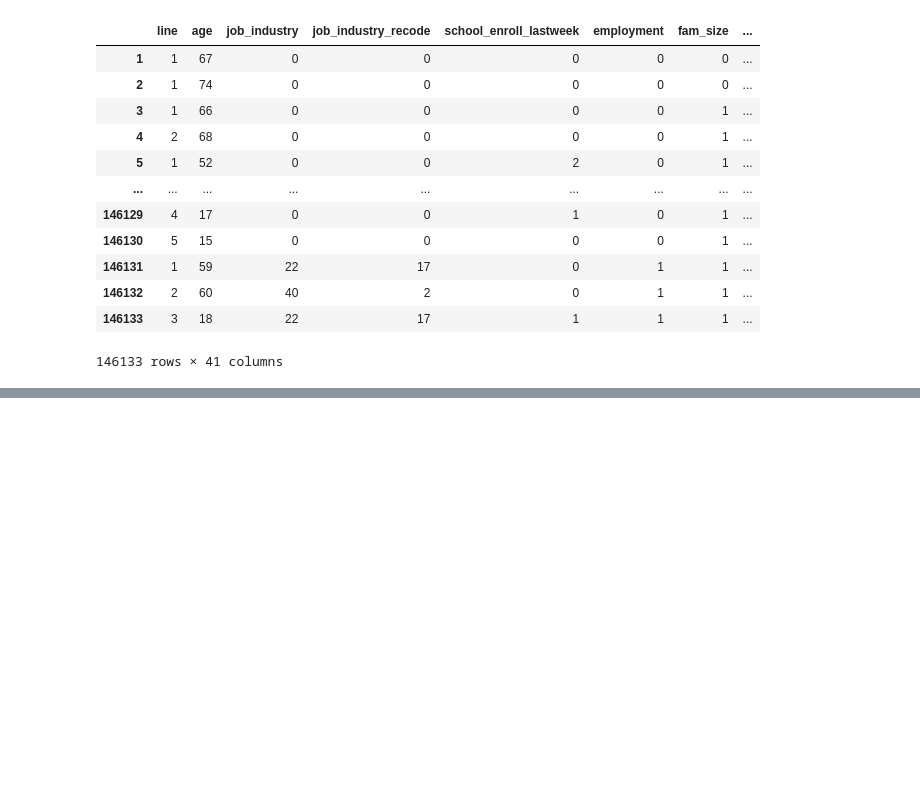
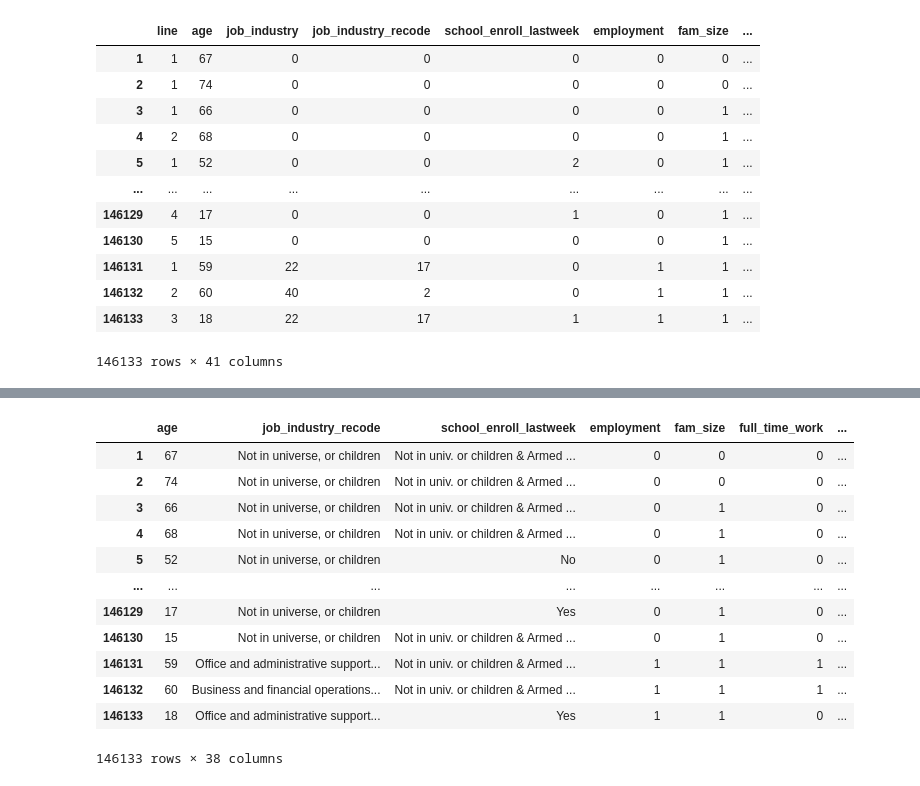
Before and after one commit to wisteriab/machine_learning_fall2024, a Jupyter notebook: python_code/test.ipynb, the cells around one changed output, grey strips where cells are left out. Saved outputs shown, nothing was run; the diff lists cells and outputs as text; code cells hidden in the pictures; blank space fills up the shorter version.

```diff
--- a/python_code/test.ipynb
+++ b/python_code/test.ipynb
@@ -134,0 +387,21 @@ df
+# %%
+df.job_industry_recode = df.job_industry_recode.map(job_industry_recode_map)
+df.school_enroll_lastweek = df.school_enroll_lastweek.map(school_enroll_lastweek_map)
+df.highest_education = df.highest_education.map(highest_education_map)
+df.labor_force_recode = df.labor_force_recode.map(labor_force_recode_map)
+df.marital_status = df.marital_status.map(marital_status_map)
+df.main_job_industry_recode = df.main_job_industry_recode.map(main_job_industry_recode_map)
+df.sex = df.sex.map(sex_map)
+df.union_contract_avail = df.union_contract_avail.map(union_contract_avail_map)
+df.union_member_yn = df.union_member_yn.map(union_member_yn_map)
+df.reason_unemployed = df.reason_unemployed.map(reason_unemployed_map)
+df.ft_pt_unem = df.ft_pt_unem.map(ft_pt_unem_map)
+df.age_recode_gt15 = df.age_recode_gt15.map(age_recode_gt15_map)
+df.need_childcare = df.need_childcare.map(need_childcare_map)
+df.hh_childcare = df.hh_childcare.map(hh_childcare_map)
+df.health_insurance_ly = df.health_insurance_ly.map(health_insurance_ly_map)
+df.dependent_private_insured = df.dependent_private_insured.map(dependent_private_insured_map)
+df.company_offer_insurance = df.company_offer_insurance.map(company_offer_insurance_map)
+df.poverty_ratio = df.poverty_ratio.map(poverty_ratio_map)
+df.fips = df.fips.map(fips_map)
+df.hourly_work_yn = df.hourly_work_yn.map(hourly_map)
@@ -134,0 +417,4 @@ df
+# %%
+pd.set_option('display.max_columns', None)
+# %%
+df.drop(columns = ['job_industry', 'line', 'dependent_private_insured'], inplace=True)
@@ -134,0 +441,31 @@ df
+# %%
+int_columns = ['age',
+            'fam_size',
+            'weekly_earnings',
+            'hours_worked',
+            'weeks_unemployed',
+            'federal_gross_income_adj',
+            'hh_childcare_val',
+            'family_earn_ly',
+            'fam_med_costs',
+            'fam_outofpocket_med_costs',
+            'fam_otc_med_costs',
+            'fam_rent_val'
+]
+for col in int_columns:
+    df[col] = df[col].astype(int)
+df
+# %% [output]
+|  | age | job_industry_recode | school_enroll_lastweek | employment | fam_size | full_time_work | ... |
+| 1 | 67 | Not in universe, or children | Not in univ. or children & Armed ... | 0 | 0 | 0 | ... |
+| 2 | 74 | Not in universe, or children | Not in univ. or children & Armed ... | 0 | 0 | 0 | ... |
+| 3 | 66 | Not in universe, or children | Not in univ. or children & Armed ... | 0 | 1 | 0 | ... |
+| 4 | 68 | Not in universe, or children | Not in univ. or children & Armed ... | 0 | 1 | 0 | ... |
+| 5 | 52 | Not in universe, or children | No | 0 | 1 | 0 | ... |
+| ... | ... | ... | ... | ... | ... | ... | ... |
+| 146129 | 17 | Not in universe, or children | Yes | 0 | 1 | 0 | ... |
+| 146130 | 15 | Not in universe, or children | Not in univ. or children & Armed ... | 0 | 1 | 0 | ... |
+| 146131 | 59 | Office and administrative support... | Not in univ. or children & Armed ... | 1 | 1 | 1 | ... |
+| 146132 | 60 | Business and financial operations... | Not in univ. or children & Armed ... | 1 | 1 | 1 | ... |
+| 146133 | 18 | Office and administrative support... | Yes | 1 | 1 | 0 | ... |
+146133 rows × 38 columns
```
Also changed, not shown: parts of 32 cells of this notebook, 16 other files.
